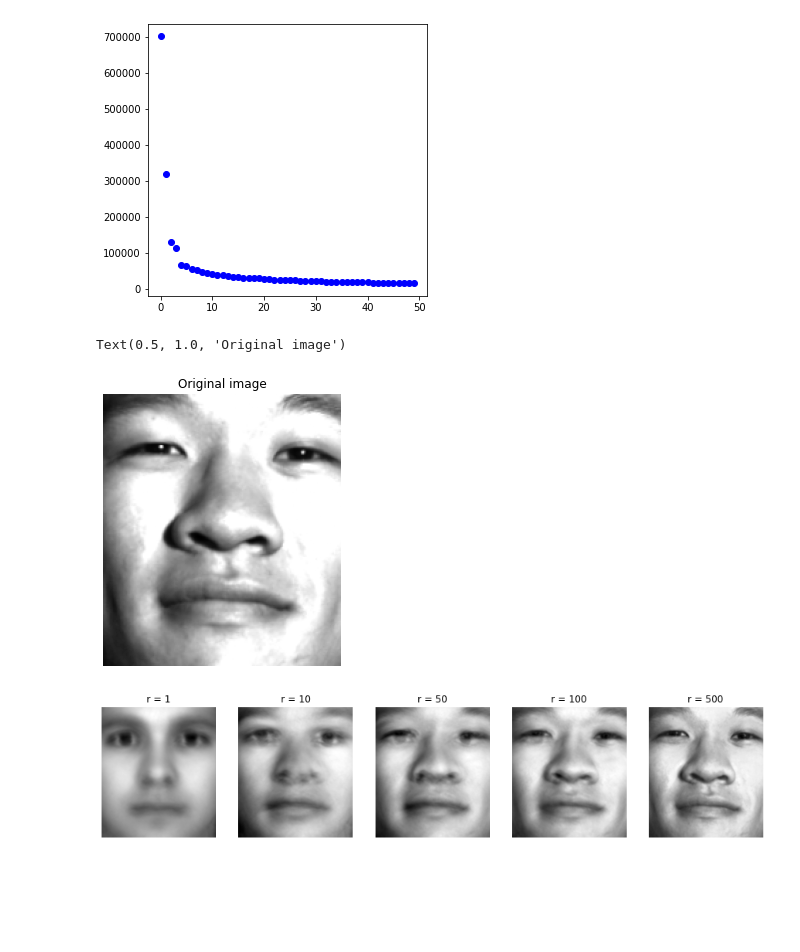
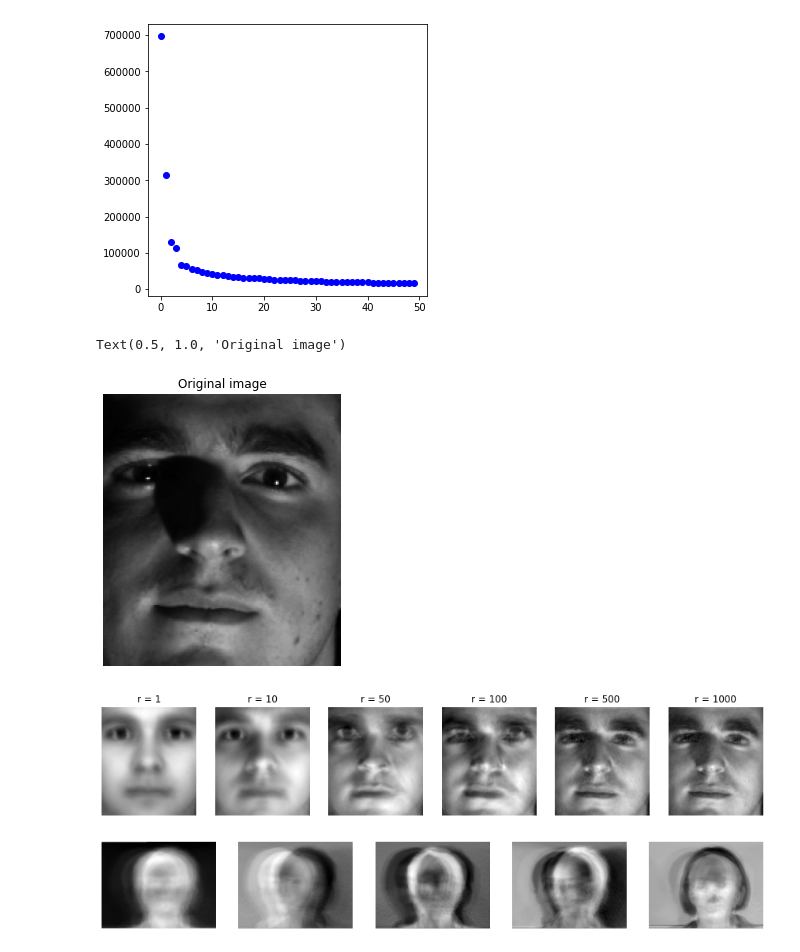
Before and after one commit to gluckt/Eigenfaces-Exploration, a Jupyter notebook: eigenfaces_homework.ipynb, the cells around one changed output. Cells and saved outputs as stored; diff of their text form; code cells hidden in the pictures; blank space fills up the shorter version.

Commit message:
Split faces into training and test.

```diff
--- a/eigenfaces_homework.ipynb
+++ b/eigenfaces_homework.ipynb
@@ -11,8 +11,8 @@ import os
 # Given a dataset of face images, we will compile them into one data matrix and perform SVD in order to separate them into their principal components
 
 # set directories
-imgdir_cr = "yalefaces\yale_cropped"
-imgdir_ucr = "yalefaces\yale_uncropped"
+imgdir_cr = "yalefaces\CroppedYale"
+imgdir_ucr = "yalefaces\yalefaces"
 
 # plot parameters
 plt.rcParams['figure.figsize'] = [5,5]
@@ -60,9 +60,12 @@ for root, dirs, files in os.walk(imgdir_cr):
 
 # save as matrix
 A = np.mat(np.array(cvecs)).T # transpose so each image is a column vector, matrix is [m*n,(number of images)]
+
+# Use first 2400 faces are training data
+A_train = np.mat(A[:,:2400])
 # %%
 # 1. Do an SVD analysis of the images (where each image is reshaped into a column vector and each column is a new image)
-U, S, VT = np.linalg.svd(A, full_matrices = 0)
+U, S, VT = np.linalg.svd(A_train, full_matrices = 0)
 # %%
 # 2. What is the interpretation of the U, S, and VT matrices? (Plot the first few reshaped columns of U)
 
@@ -98,37 +101,37 @@ plt.plot(S[0:50], 'bo')
 # %%
 # Now we shall determine the number of modes necessary for accurate image reconstructions
 
-# take a random face from A and plot to see original image
-img_test = A[:,808]
+# take a random face from outside the training set from A and plot to see original image (n>2400)
+img_test = A[:,2410]
 
 
-plt.imshow(np.reshape(A[:,808], (m,n)))
+plt.imshow(np.reshape(img_test, (m,n)))
 plt.axis('off')
 plt.title('Original image')
 # %% [output]
 Text(0.5, 1.0, 'Original image')
-[figure, old version]
+[figure, new version]
 # %%
 # Now, since U are the principal components of every face in A, we will determine how many columns of U are needed to accurately reconstruct this face.
 avg_face = np.mean(A, axis=1)
 
 # set figure parameters
-fig, axs = plt.subplots(1,5, figsize=(15,15))
+fig, axs = plt.subplots(1,6, figsize=(15,15))
 plt.set_cmap('gray')
 
 # vector of modes
-r = [1, 10,50,100,500]
+r = [1, 10,50,100,500,1000]
 
 # reconstruct face for each mode
-for i in np.arange(5):
+for i in np.arange(6):
     reconFace = avg_face + U[:,:r[i]] @ (U[:,:r[i]].T @ img_test)
     axs[i].imshow(np.reshape(reconFace, (m,n)))
     axs[i].axis('off')
     axs[i].set_title("r = " + str(r[i]))
 
-# We observe that it takes approximately 500 columns of U to accurately reconstruct this image, so we can infer that the rank of U is actually around 500 for the purposes of face reconstruction.
+# We observe that it takes approximately 1000 columns of U to accurately reconstruct this image, so we can infer that the rank of U is actually around 500 for the purposes of face reconstruction.
 # %% [output]
-[figure, old version]
+[figure, new version]
 # %%
 # 4. Compare the difference between the cropped (and aligned) versus uncropped images in terms of singular value decay and reconstruction capabilities
 
@@ -157,3 +163,19 @@ U, S, VT = np.linalg.svd(A, full_matrices=0)
+# %%
+# Explore the first few eigenfaces of the cropped imageset
+# set figure parameters
+fig, axs = plt.subplots(1,5, figsize=(15,15))
+plt.set_cmap('gray')
+
+# plot the first 5 columns of U
+# reshape the columns back into matrices and plot
+for i in np.arange(5):
+    img = np.reshape(U[:,i], (m,n))
+    axs[i].imshow(img)
+    axs[i].axis('off')
+
+# These show much less distinguishable features than the most prominent eigenfaces of the cropped images
+# %% [output]
+[figure, added]
 # %%
 # plotting the first 50 singular values
 plt.plot(S[0:50], 'bo')
```
Also changed, not shown: parts of 5 cells of this notebook.
